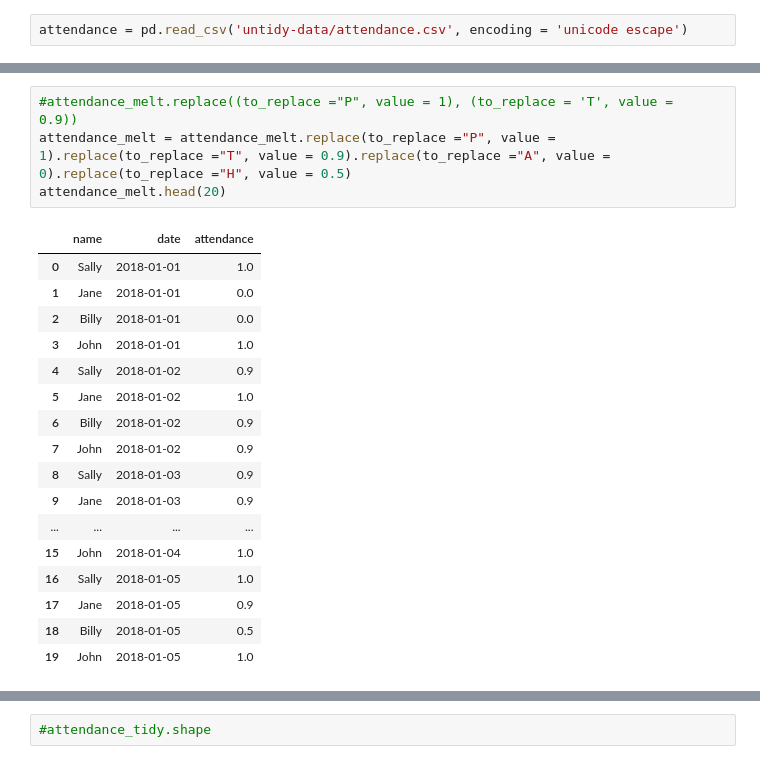
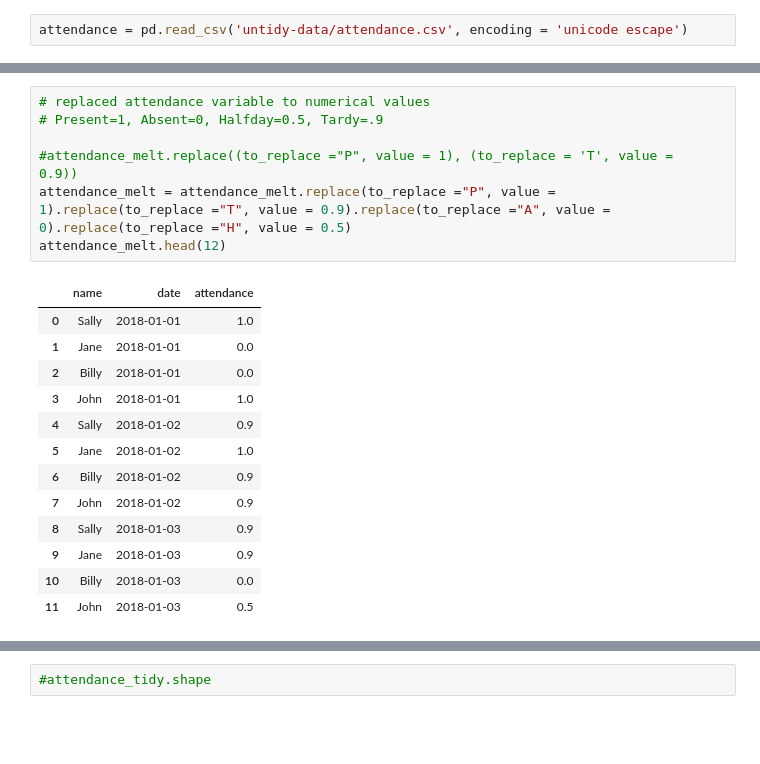
Before and after one commit to o0amandagomez0o/classification-exercises, a Jupyter notebook: tidy_data.ipynb, the cells around one changed output, grey strips where cells are left out. Drawn from its saved outputs; the diff is of its cells as text; blank space fills up the shorter version.

```diff
--- a/tidy_data.ipynb
+++ b/tidy_data.ipynb
@@ -74,22 +58,21 @@ attendance_melt.head()
 # %%
+# replaced attendance variable to numerical values
+# Present=1, Absent=0, Halfday=0.5, Tardy=.9
+
 #attendance_melt.replace((to_replace ="P", value = 1), (to_replace = 'T', value =  0.9))
 attendance_melt = attendance_melt.replace(to_replace ="P", value = 1).replace(to_replace ="T", value = 0.9).replace(to_replace ="A", value = 0).replace(to_replace ="H", value = 0.5)
-attendance_melt.head(20)
+attendance_melt.head(12)
 # %% [output]
 |  | name | date | attendance |
 | 0 | Sally | 2018-01-01 | 1.0 |
 | 1 | Jane | 2018-01-01 | 0.0 |
 | 2 | Billy | 2018-01-01 | 0.0 |
 | 3 | John | 2018-01-01 | 1.0 |
 | 4 | Sally | 2018-01-02 | 0.9 |
 | 5 | Jane | 2018-01-02 | 1.0 |
 | 6 | Billy | 2018-01-02 | 0.9 |
 | 7 | John | 2018-01-02 | 0.9 |
 | 8 | Sally | 2018-01-03 | 0.9 |
 | 9 | Jane | 2018-01-03 | 0.9 |
-| ... | ... | ... | ... |
-| 15 | John | 2018-01-04 | 1.0 |
-| 16 | Sally | 2018-01-05 | 1.0 |
-| 17 | Jane | 2018-01-05 | 0.9 |
-| 18 | Billy | 2018-01-05 | 0.5 |
-| 19 | John | 2018-01-05 | 1.0 |
+| 10 | Billy | 2018-01-03 | 0.0 |
+| 11 | John | 2018-01-03 | 0.5 |
```
Also changed, not shown: parts of 50 cells of this notebook.
